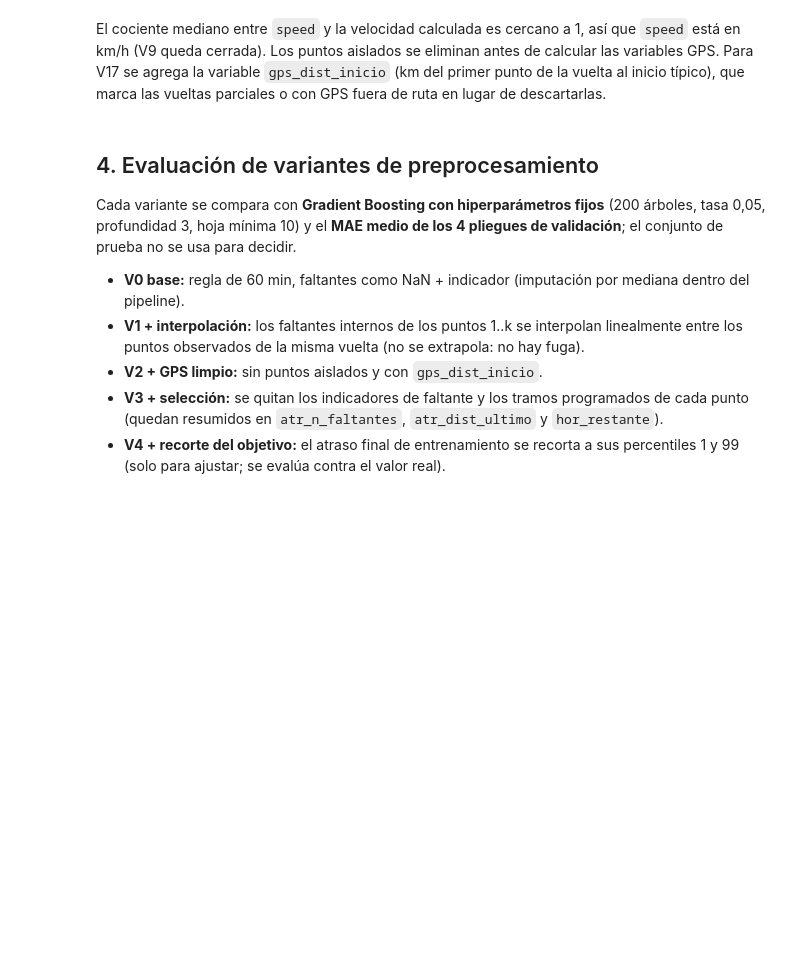
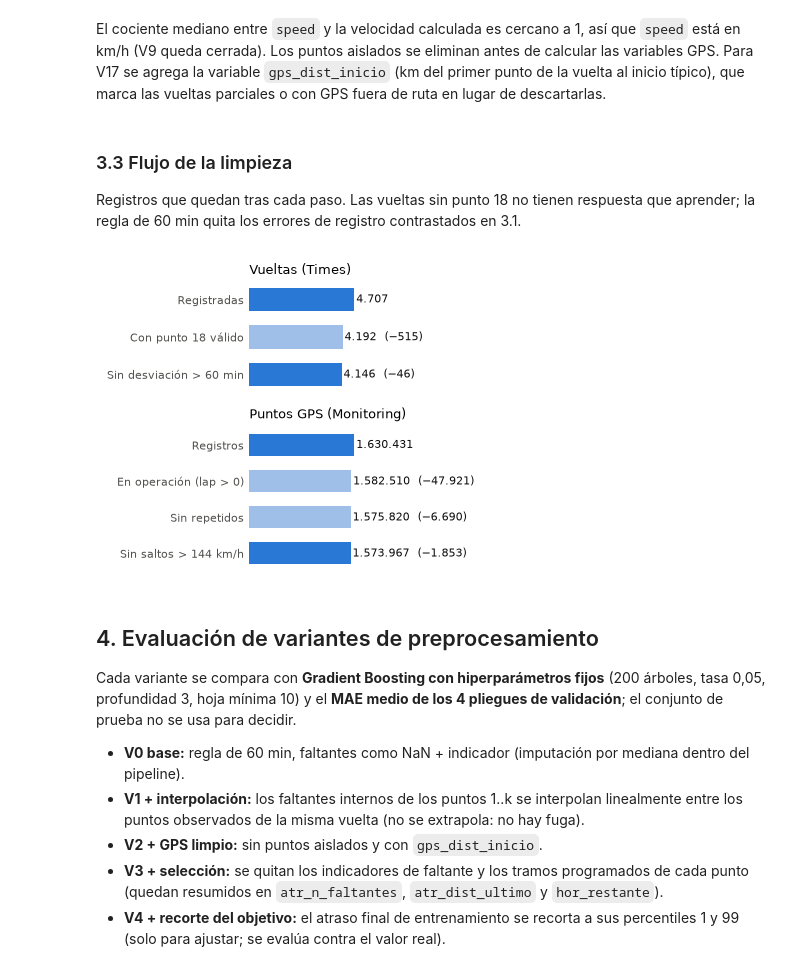
Before and after one commit to Gredith/MachineLearning-G5-TA, a Jupyter notebook: notebooks/02_preprocesamiento_variables_por_corte.ipynb, the cells around one changed output. Drawn from its saved outputs; the diff is of its cells as text; code cells hidden in the pictures; blank space fills up the shorter version.

```diff
--- a/notebooks/02_preprocesamiento_variables_por_corte.ipynb
+++ b/notebooks/02_preprocesamiento_variables_por_corte.ipynb
@@ -271,6 +271,46 @@ Vueltas que empiezan a más de 1 km del inicio típico (%)          7.410
 Name: valor, dtype: float64
 # %% [markdown]
 El cociente mediano entre `speed` y la velocidad calculada es cercano a 1, así que `speed` está en km/h (V9 queda cerrada). Los puntos aislados se eliminan antes de calcular las variables GPS. Para V17 se agrega la variable `gps_dist_inicio` (km del primer punto de la vuelta al inicio típico), que marca las vueltas parciales o con GPS fuera de ruta en lugar de descartarlas.
+# %% [markdown]
+### 3.3 Flujo de la limpieza
+Registros que quedan tras cada paso. Las vueltas sin punto 18 no tienen respuesta que aprender; la regla de 60 min quita los errores de registro contrastados en 3.1.
+# %%
+# Flujo de la limpieza: cuántos registros quedan tras cada paso (vueltas de Times y puntos de Monitoring).
+pasos_vueltas = [
+    ("Registradas", filtros["Vueltas en Times"]),
+    ("Con punto 18 válido", filtros["Con punto 18 válido (sin regla)"]),
+    ("Sin desviación > 60 min", filtros["Con regla de 60 min"]),
+]
+pasos_gps = [
+    ("Registros", resumen_carga["Monitoring: filas"]),
+    ("En operación (lap > 0)", resumen_carga["Monitoring: filas"] - resumen_carga["Monitoring: lap = 0"]),
+    ("Sin repetidos", limpieza_gps["Puntos GPS en operación"]),
+    ("Sin saltos > 144 km/h", limpieza_gps["Puntos GPS tras la limpieza"]),
+]
+
+
+def miles(n):
+    return f"{int(n):,}".replace(",", ".")
+
+
+fig, ejes = plt.subplots(2, 1, figsize=(3.5, 3.1), gridspec_kw={"height_ratios": [3, 4]})
+for ax, pasos, titulo in ((ejes[0], pasos_vueltas, "Vueltas (Times)"), (ejes[1], pasos_gps, "Puntos GPS (Monitoring)")):
+    nombres = [n for n, _ in pasos][::-1]
+    valores = [v for _, v in pasos][::-1]
+    colores = [graficos.PALETA[0] if i in (0, len(pasos) - 1) else "#9fbfe8" for i in range(len(pasos))][::-1]
+    ax.barh(nombres, valores, color=colores, height=0.62)
+    for j, (n, v) in enumerate(zip(nombres, valores)):
+        previo = valores[j + 1] if j + 1 < len(valores) else None
+        etiqueta = miles(v) + (f"  (−{miles(previo - v)})" if previo is not None else "")
+        ax.text(v * 1.02, j, etiqueta, va="center", fontsize=7, color=graficos.TEXTO)
+    ax.set(xlim=(0, max(valores) * 2.0), xticks=[])
+    ax.set_title(titulo, fontsize=8.5, loc="left")
+    ax.grid(False)
+    ax.spines[["bottom", "left"]].set_visible(False)
+    ax.tick_params(axis="y", length=0, labelsize=7.5)
+graficos.guardar(fig, DIR_FIG / "02_flujo_limpieza.png")
+# %% [output]
+[figure, added]
 # %% [markdown]
 ## 4. Evaluación de variantes de preprocesamiento
 Cada variante se compara con **Gradient Boosting con hiperparámetros fijos** (200 árboles, tasa 0,05, profundidad 3, hoja mínima 10) y el **MAE medio de los 4 pliegues de validación**; el conjunto de prueba no se usa para decidir.
```
Also changed, not shown: parts of 8 cells of this notebook, 4 other files.
